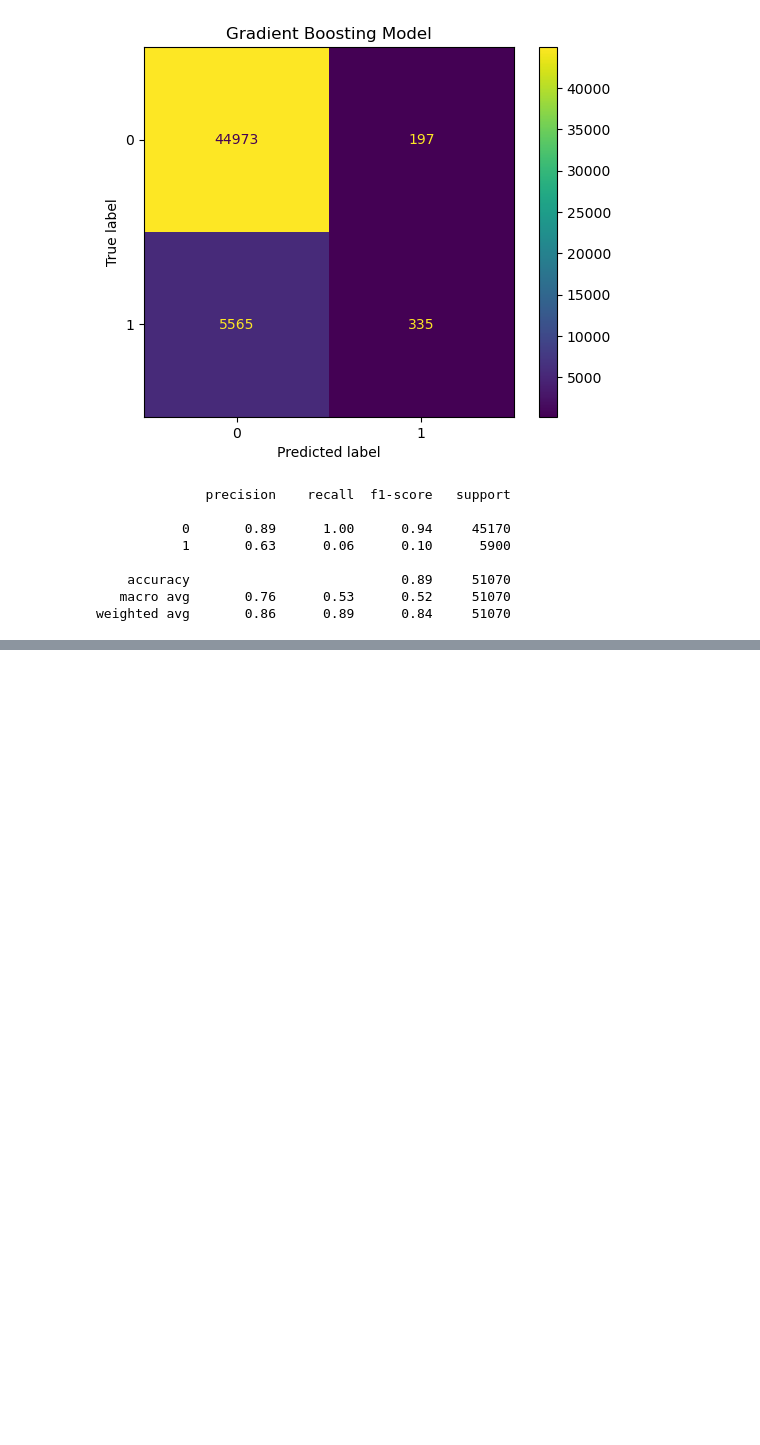
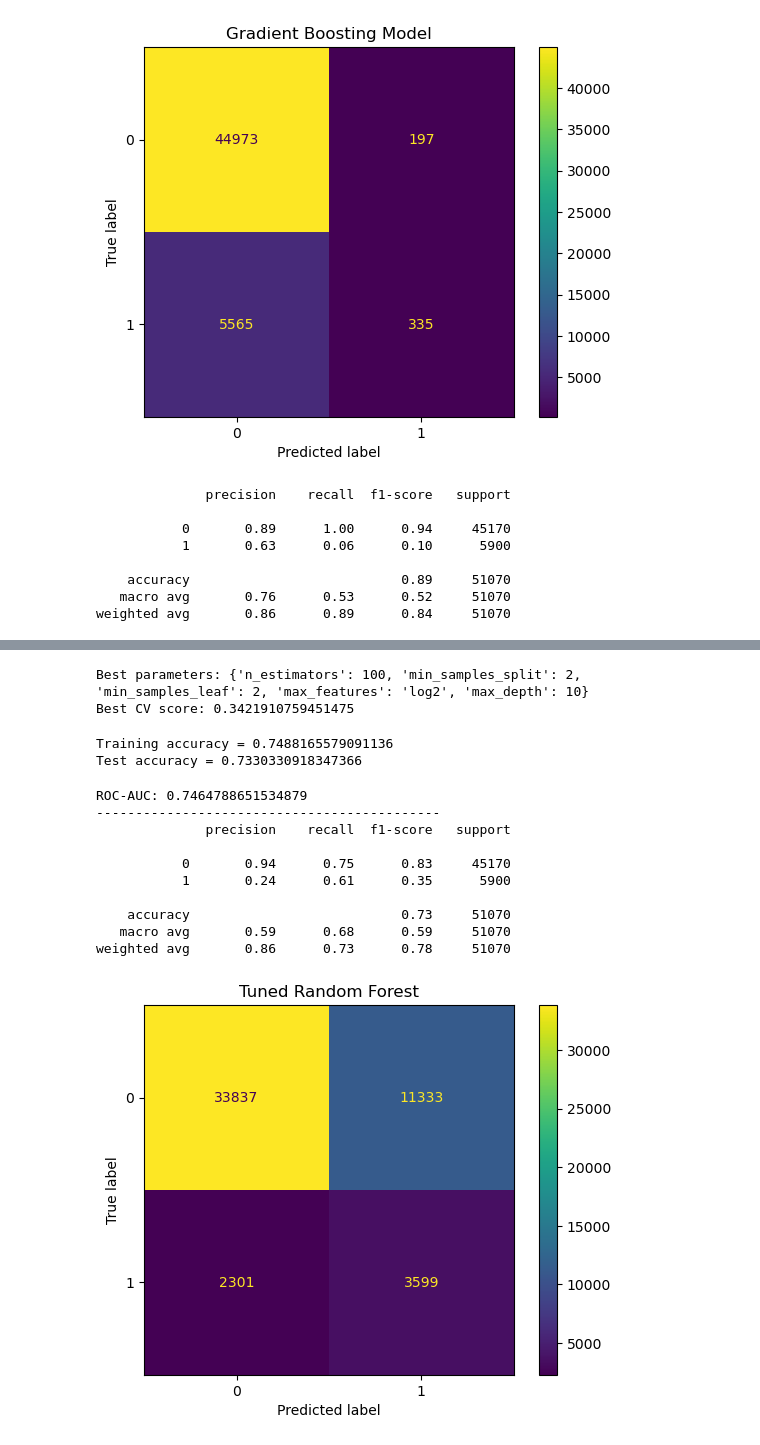
Before and after one commit to thebryanbx-cripto-32/Project_Final_Bank_Risk_ML, a Jupyter notebook: data_2_EDA_Loan.ipynb, the cells around one changed output, grey strips where cells are left out. Drawn from its saved outputs; the diff is of its cells as text; code cells hidden in the pictures; blank space fills up the shorter version.

```diff
--- a/data_2_EDA_Loan.ipynb
+++ b/data_2_EDA_Loan.ipynb
@@ -298,14 +297,14 @@ plt.show()
 # %% [output]
 [figure]
 # %%
-X1 = X.drop(columns=["monthsemployed", "interestrate", "income"])
+X = X.drop(columns=["monthsemployed", "interestrate", "income"])
 # To avoid multicolianity on the logistic regression, it is better to drop them
 # %% [markdown]
 For the loan default dataset, several engineered features were created to capture financial burden and employment stability. Categorical variables were encoded using one-hot encoding with the first category dropped to avoid redundancy. After encoding, the dataset is split into training and testing sets, and the features are normalized before model training.
 # %% [markdown]
 ### **5. Models building**
 # %%
-X_train, X_test, y_train, y_test = train_test_split(X1, y, test_size=0.2, random_state=42)
+X_train, X_test, y_train, y_test = train_test_split(X, y, test_size=0.2, random_state=42)
 # %% [markdown]
 * Normalizing process
 # %%
@@ -439,0 +488,23 @@ weighted avg       0.86      0.89      0.84     51070
+# %%
+rf_grid = RandomForestClassifier(
+    random_state=42,
+    class_weight="balanced",
+    n_jobs=-1)
+
+# Defining hyperparameter grid
+grid = {
+    "n_estimators": [100, 200, 300],
+    "max_depth": [5, 10, 15, None],
+    "min_samples_split": [2, 5, 10],
+    "min_samples_leaf": [1, 2, 4],
+    "max_features": ["sqrt", "log2"]}
+
+random_search = RandomizedSearchCV(
+    estimator=rf_grid,
+    param_distributions=grid,
+    n_iter=20,
+    cv=5,
+    scoring="f1",
+    n_jobs=-1)
+
+random_search.fit(X_train_norm, y_train)
@@ -439,0 +523,39 @@ weighted avg       0.86      0.89      0.84     51070
+# %%
+best_rf_model = random_search.best_estimator_
+print("Best parameters:",random_search.best_params_)
+print("Best CV score:", random_search.best_score_)
+# %% [output]
+Best parameters: {'n_estimators': 100, 'min_samples_split': 2, 'min_samples_leaf': 2, 'max_features': 'log2', 'max_depth': 10}
+Best CV score: 0.3421910759451475
+# %%
+train_score = best_rf_model.score(X_train_norm, y_train)
+print("Training accuracy =", train_score)
+test_score = best_rf_model.score(X_test_norm, y_test)
+print("Test accuracy =", test_score)
+# %% [output]
+Training accuracy = 0.7488165579091136
+Test accuracy = 0.7330330918347366
+# %%
+best_rf_pred = best_rf_model.predict(X_test_norm)
+best_rf_proba = best_rf_model.predict_proba(X_test_norm)[:, 1]
+print("ROC-AUC:", roc_auc_score(y_test, best_rf_proba))
+
+print("--------------------------------------------")
+print(classification_report(y_test, best_rf_pred))
+
+cm = confusion_matrix(y_test, best_rf_pred)
+ConfusionMatrixDisplay(cm).plot()
+plt.title("Tuned Random Forest")
+plt.show()
+# %% [output]
+ROC-AUC: 0.7464788651534879
+--------------------------------------------
+              precision    recall  f1-score   support
+
+           0       0.94      0.75      0.83     45170
+           1       0.24      0.61      0.35      5900
+
+    accuracy                           0.73     51070
+   macro avg       0.59      0.68      0.59     51070
+weighted avg       0.86      0.73      0.78     51070
+[figure, added]
```
Also changed, not shown: parts of 17 cells of this notebook, 6 other files.
